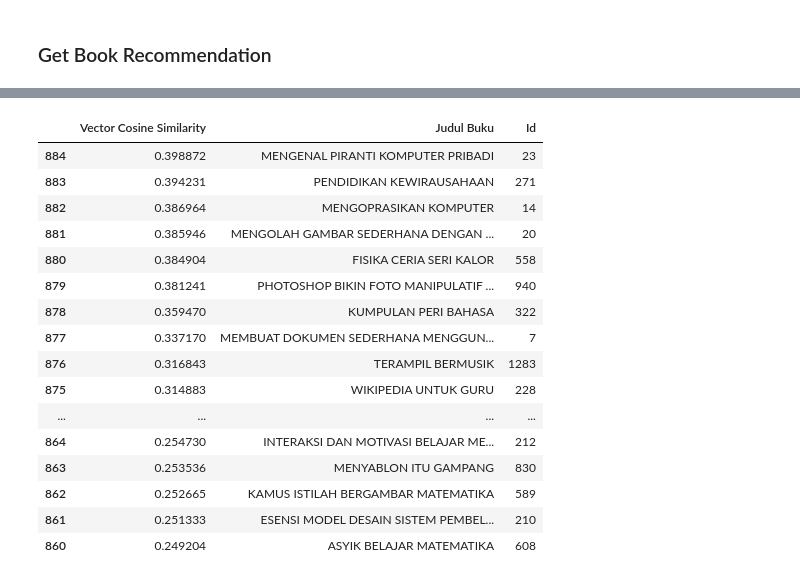
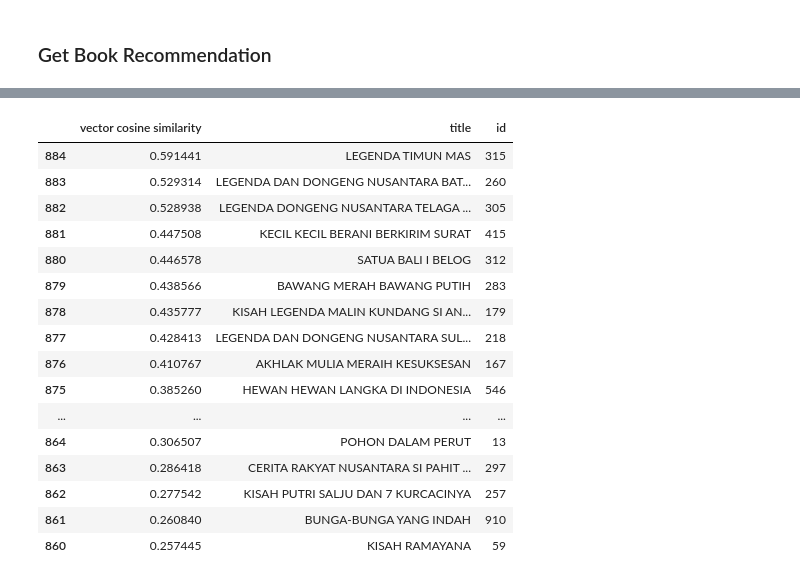
Before and after one commit to alitdarmaputra/abiwara-full-stack, a Jupyter notebook: abiwara-be-recommender/predictor.ipynb, the cells around one changed output, grey strips where cells are left out. Saved outputs shown, nothing was run; the diff lists cells and outputs as text; code cells hidden in the pictures.

```diff
--- a/abiwara-be-recommender/predictor.ipynb
+++ b/abiwara-be-recommender/predictor.ipynb
@@ -149,23 +149,23 @@ get_recs("ENGLISH EVERYWHERE")
 | 862 | 0.269869 | MICROSOFT OFFICE | 26 |
 | 861 | 0.268011 | KISAH RAMAYANA | 59 |
 | 860 | 0.265249 | MISTERY THE BATTOM OF THE SEA | 457 |
-# %%
-get_recs("MICROSOFT OFFICE")
-# %% [output]
-|  | Vector Cosine Similarity | Judul Buku | Id |
-| 884 | 0.398872 | MENGENAL PIRANTI KOMPUTER PRIBADI | 23 |
-| 883 | 0.394231 | PENDIDIKAN KEWIRAUSAHAAN | 271 |
-| 882 | 0.386964 | MENGOPRASIKAN KOMPUTER | 14 |
-| 881 | 0.385946 | MENGOLAH GAMBAR SEDERHANA DENGAN ... | 20 |
-| 880 | 0.384904 | FISIKA CERIA SERI KALOR | 558 |
-| 879 | 0.381241 | PHOTOSHOP BIKIN FOTO MANIPULATIF ... | 940 |
-| 878 | 0.359470 | KUMPULAN PERI BAHASA | 322 |
-| 877 | 0.337170 | MEMBUAT DOKUMEN SEDERHANA MENGGUN... | 7 |
-| 876 | 0.316843 | TERAMPIL BERMUSIK | 1283 |
-| 875 | 0.314883 | WIKIPEDIA UNTUK GURU | 228 |
-| ... | ... | ... | ... |
-| 864 | 0.254730 | INTERAKSI DAN MOTIVASI BELAJAR ME... | 212 |
-| 863 | 0.253536 | MENYABLON ITU GAMPANG | 830 |
-| 862 | 0.252665 | KAMUS ISTILAH BERGAMBAR MATEMATIKA | 589 |
-| 861 | 0.251333 | ESENSI MODEL DESAIN SISTEM PEMBEL... | 210 |
-| 860 | 0.249204 | ASYIK BELAJAR MATEMATIKA | 608 |
+# %%
+get_recs("LEGENDA DAN DONGENG NUSANTARA MALINKUNDANG")
+# %% [output]
+|  | vector cosine similarity | title | id |
+| 884 | 0.591441 | LEGENDA TIMUN MAS | 315 |
+| 883 | 0.529314 | LEGENDA DAN DONGENG NUSANTARA BAT... | 260 |
+| 882 | 0.528938 | LEGENDA DONGENG NUSANTARA TELAGA ... | 305 |
+| 881 | 0.447508 | KECIL KECIL BERANI BERKIRIM SURAT | 415 |
+| 880 | 0.446578 | SATUA BALI I BELOG | 312 |
+| 879 | 0.438566 | BAWANG MERAH BAWANG PUTIH | 283 |
+| 878 | 0.435777 | KISAH LEGENDA MALIN KUNDANG SI AN... | 179 |
+| 877 | 0.428413 | LEGENDA DAN DONGENG NUSANTARA SUL... | 218 |
+| 876 | 0.410767 | AKHLAK MULIA MERAIH KESUKSESAN | 167 |
+| 875 | 0.385260 | HEWAN HEWAN LANGKA DI INDONESIA | 546 |
+| ... | ... | ... | ... |
+| 864 | 0.306507 | POHON DALAM PERUT | 13 |
+| 863 | 0.286418 | CERITA RAKYAT NUSANTARA SI PAHIT ... | 297 |
+| 862 | 0.277542 | KISAH PUTRI SALJU DAN 7 KURCACINYA | 257 |
+| 861 | 0.260840 | BUNGA-BUNGA YANG INDAH | 910 |
+| 860 | 0.257445 | KISAH RAMAYANA | 59 |
```
Also changed, not shown: parts of 4 cells of this notebook, 5 other files.
